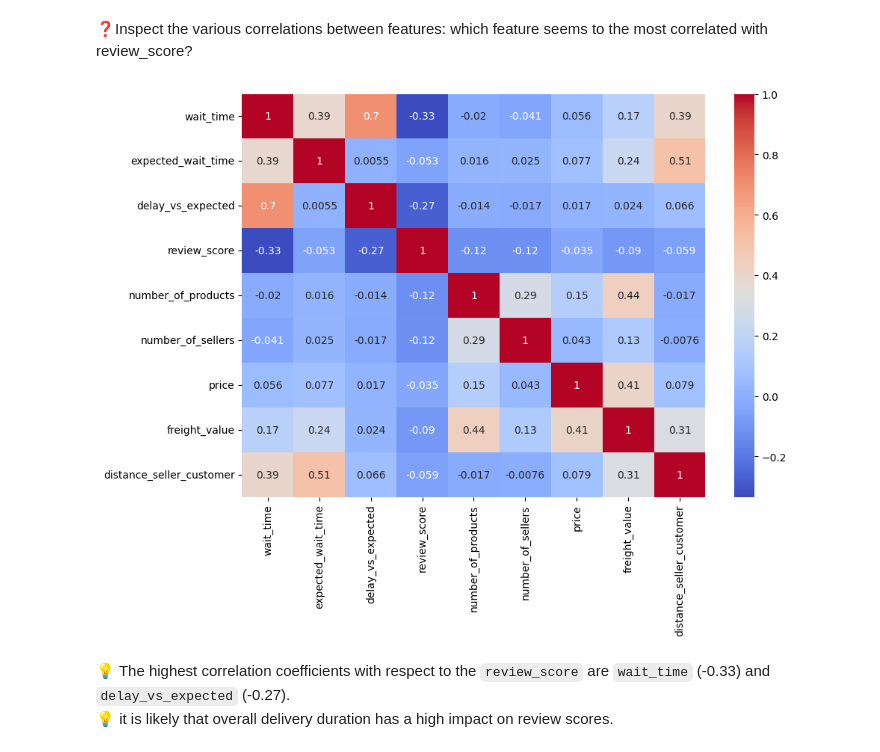
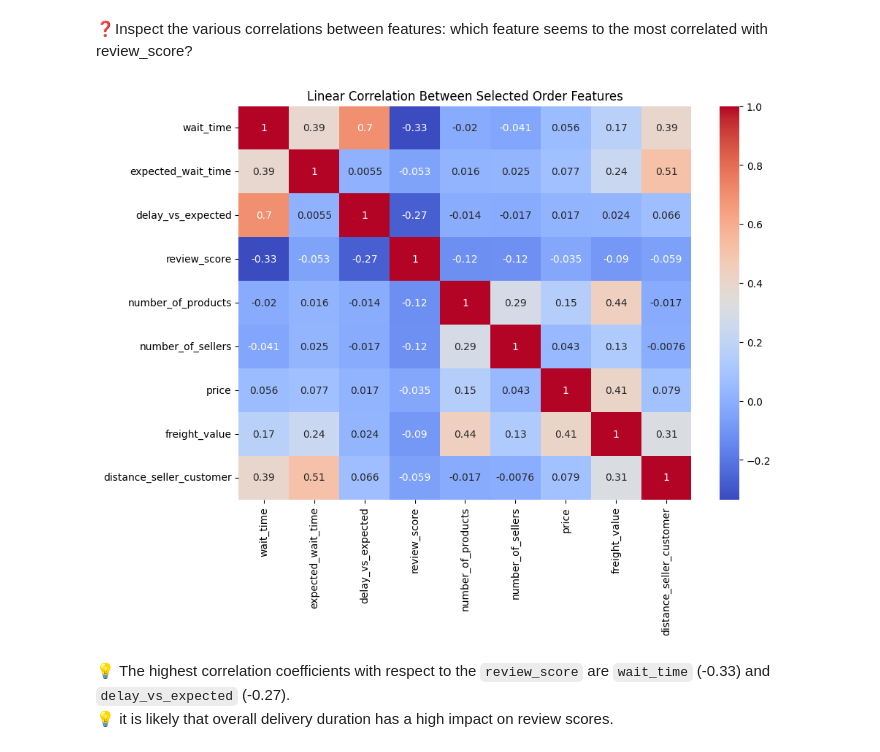
Before and after one commit to emiliasato/ecommerce-analysis, a Jupyter notebook: notebooks/EDA-orders.ipynb, the cells around one changed output. Cells and saved outputs as stored; diff of their text form; code cells hidden in the pictures.

```diff
--- a/notebooks/EDA-orders.ipynb
+++ b/notebooks/EDA-orders.ipynb
@@ -57,12 +54,13 @@ g.set(xlim=(0,100))
 # %%
 plt.figure(figsize=(10,7))
 corr_matrix = orders.select_dtypes(include=np.number
                                   ).drop(columns=['dim_is_one_star'
                                                     ,'dim_is_five_star']).corr()
 sns.heatmap(corr_matrix, annot=True,cmap='coolwarm')
+plt.title("Linear Correlation Between Selected Order Features")
 plt.show()
 # %% [output]
-[figure, old version]
+[figure, new version]
 # %% [markdown]
 💡 The highest correlation coefficients with respect to the `review_score` are `wait_time` (-0.33) and `delay_vs_expected` (-0.27). \
 💡 it is likely that overall delivery duration has a high impact on review scores.
```
Also changed, not shown: parts of 1 cell of this notebook, 5 other files.
